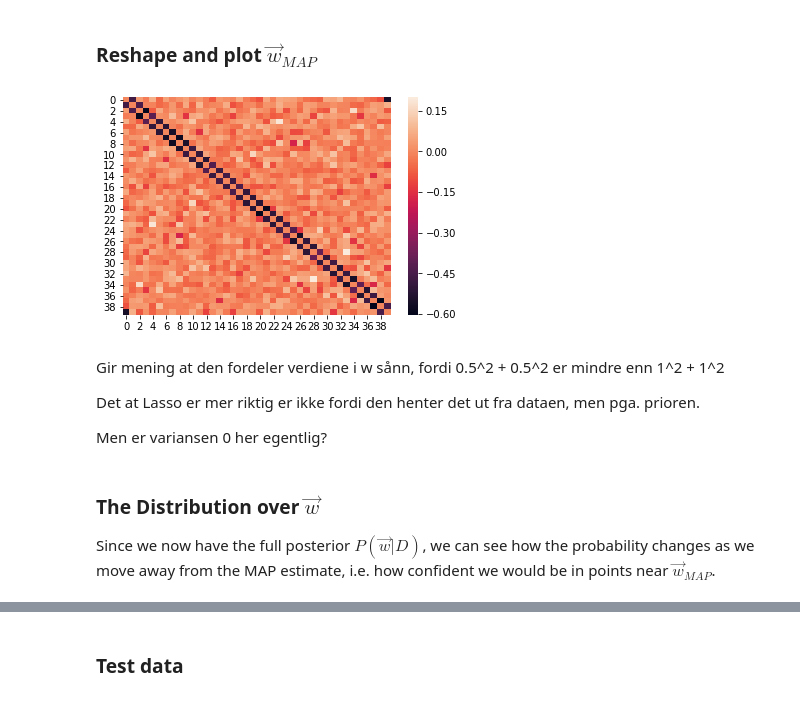
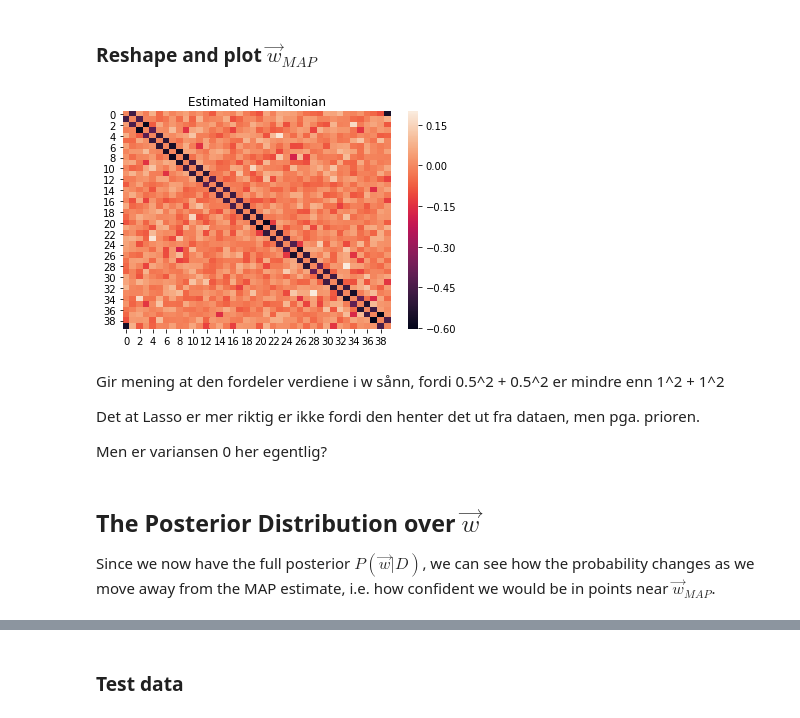
Before and after one commit to Kodemannen/Bayesian-Inference-and-Machine-Learning, a Jupyter notebook: Presentation.ipynb, the cells around one changed output, grey strips where cells are left out. Drawn from its saved outputs; the diff is of its cells as text; code cells hidden in the pictures.

```diff
--- a/Presentation.ipynb
+++ b/Presentation.ipynb
@@ -93,22 +97,30 @@ L=40
 # create 10000 random Ising states
 states=np.random.choice([-1, 1], size=(1000,L))
 
-def ising_energies(states_):
+def ising_energies(states_, plot_true=False):
     """
     This function calculates the energies of the states in the nn Ising Hamiltonian
     """
     L = states.shape[1]
     J = np.zeros((L, L),)
     for i in range(L):
-        J[i,(i+1)%L]=-1.0 # interaction between nearest-neighbors
-
+        J[i,(i+1)%L]=-0.5 # interaction between nearest-neighbors
+        J[(i+1)%L,i]=-0.5
     # compute energies
     E = np.einsum('...i,ij,...j->...',states_,J,states_)
 
+    if plot_true:
+        import matplotlib.pyplot as plt
+        %matplotlib inline
+        import seaborn as sns
+
+        sns.heatmap(J)
+        plt.title("True Hamiltonian")
+        plt.show()
     return E
 
 # calculate Ising energies
-energies=ising_energies(states)
+energies=ising_energies(states,plot_true=True)
 
 # Adding noise:
 noise_variance = 2.5
@@ -311,14 +325,15 @@ t1 = time.time()-t0
 # %%
 import matplotlib.pyplot as plt
 %matplotlib inline
 import seaborn as sns
 
 sns.heatmap(wN.reshape(L,L))
+plt.title("Estimated Hamiltonian")
 plt.show()
 #plt.imshow(wN.reshape(40,40))
 #plt.show()
 # %% [output]
-[figure, old version]
+[figure, new version]
 # %% [markdown]
 Gir mening at den fordeler verdiene i w sånn, fordi 0.5^2 + 0.5^2 er mindre enn 1^2 + 1^2
 
@@ -326,7 +341,7 @@ Det at Lasso er mer riktig er ikke fordi den henter det ut fra dataen, men pga.
 
 Men er variansen 0 her egentlig?
 # %% [markdown]
-### The Distribution over $\vec{w}$
+## The Posterior Distribution over $\vec{w}$
 
 Since we now have the full posterior $P(\vec{w}|D)$, we can see how the probability changes as we move away from the MAP estimate, i.e. how confident we would be in points near $\vec{w}_{MAP}$.
 # %%
```
Also changed, not shown: parts of 12 cells of this notebook.
